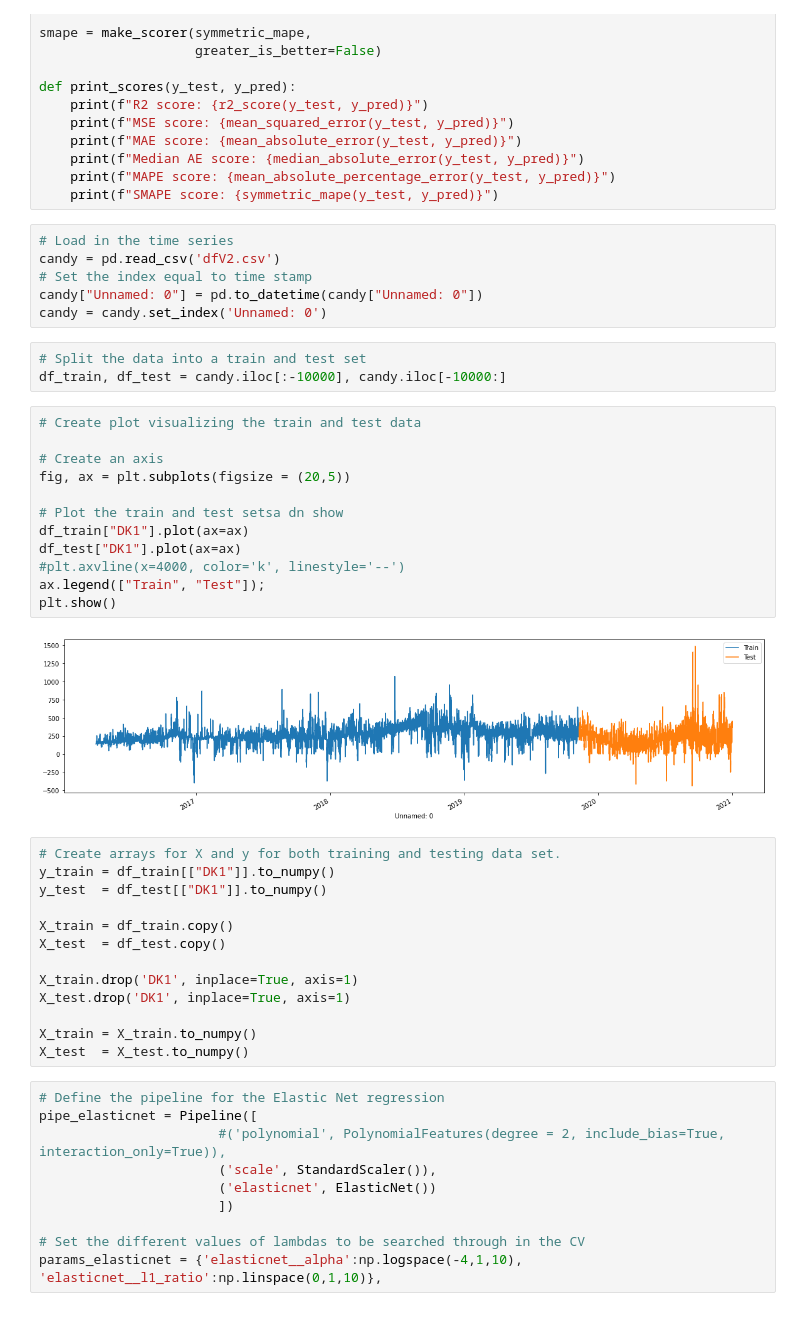
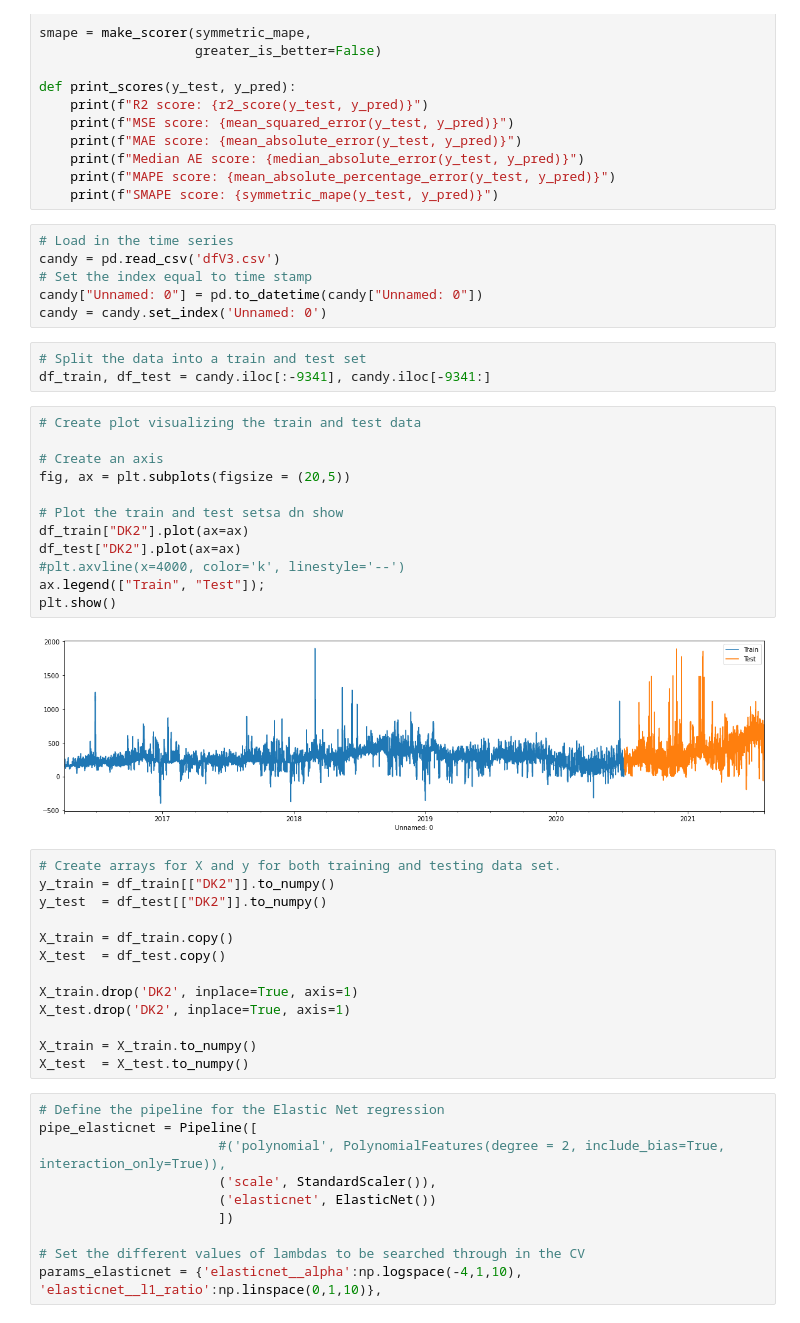
Before and after one commit to sjhpol/ISDS_arbejde, a Jupyter notebook: Exam/ELASTICNETreg.ipynb, the cells around one changed output. Cells and saved outputs as stored; diff of their text form.

```diff
--- a/Exam/ELASTICNETreg.ipynb
+++ b/Exam/ELASTICNETreg.ipynb
@@ -41,37 +41,37 @@ def print_scores(y_test, y_pred):
     print(f"SMAPE score: {symmetric_mape(y_test, y_pred)}")
 # %%
 # Load in the time series
-candy = pd.read_csv('dfV2.csv')
+candy = pd.read_csv('dfV3.csv')
 # Set the index equal to time stamp
 candy["Unnamed: 0"] = pd.to_datetime(candy["Unnamed: 0"])
 candy = candy.set_index('Unnamed: 0')
 # %%
 # Split the data into a train and test set
-df_train, df_test = candy.iloc[:-10000], candy.iloc[-10000:]
+df_train, df_test = candy.iloc[:-9341], candy.iloc[-9341:]
 # %%
 # Create plot visualizing the train and test data
 
 # Create an axis
 fig, ax = plt.subplots(figsize = (20,5))
 
 # Plot the train and test setsa dn show
-df_train["DK1"].plot(ax=ax)
-df_test["DK1"].plot(ax=ax)
+df_train["DK2"].plot(ax=ax)
+df_test["DK2"].plot(ax=ax)
 #plt.axvline(x=4000, color='k', linestyle='--')
 ax.legend(["Train", "Test"]);
 plt.show()
 # %% [output]
-[figure, old version]
+[figure, new version]
 # %%
 # Create arrays for X and y for both training and testing data set.
-y_train = df_train[["DK1"]].to_numpy()
-y_test  = df_test[["DK1"]].to_numpy()
+y_train = df_train[["DK2"]].to_numpy()
+y_test  = df_test[["DK2"]].to_numpy()
 
 X_train = df_train.copy()
 X_test  = df_test.copy()
 
-X_train.drop('DK1', inplace=True, axis=1)
-X_test.drop('DK1', inplace=True, axis=1)
+X_train.drop('DK2', inplace=True, axis=1)
+X_test.drop('DK2', inplace=True, axis=1)
 
 X_train = X_train.to_numpy()
 X_test  = X_test.to_numpy()
```
Also changed, not shown: parts of 5 cells of this notebook.
